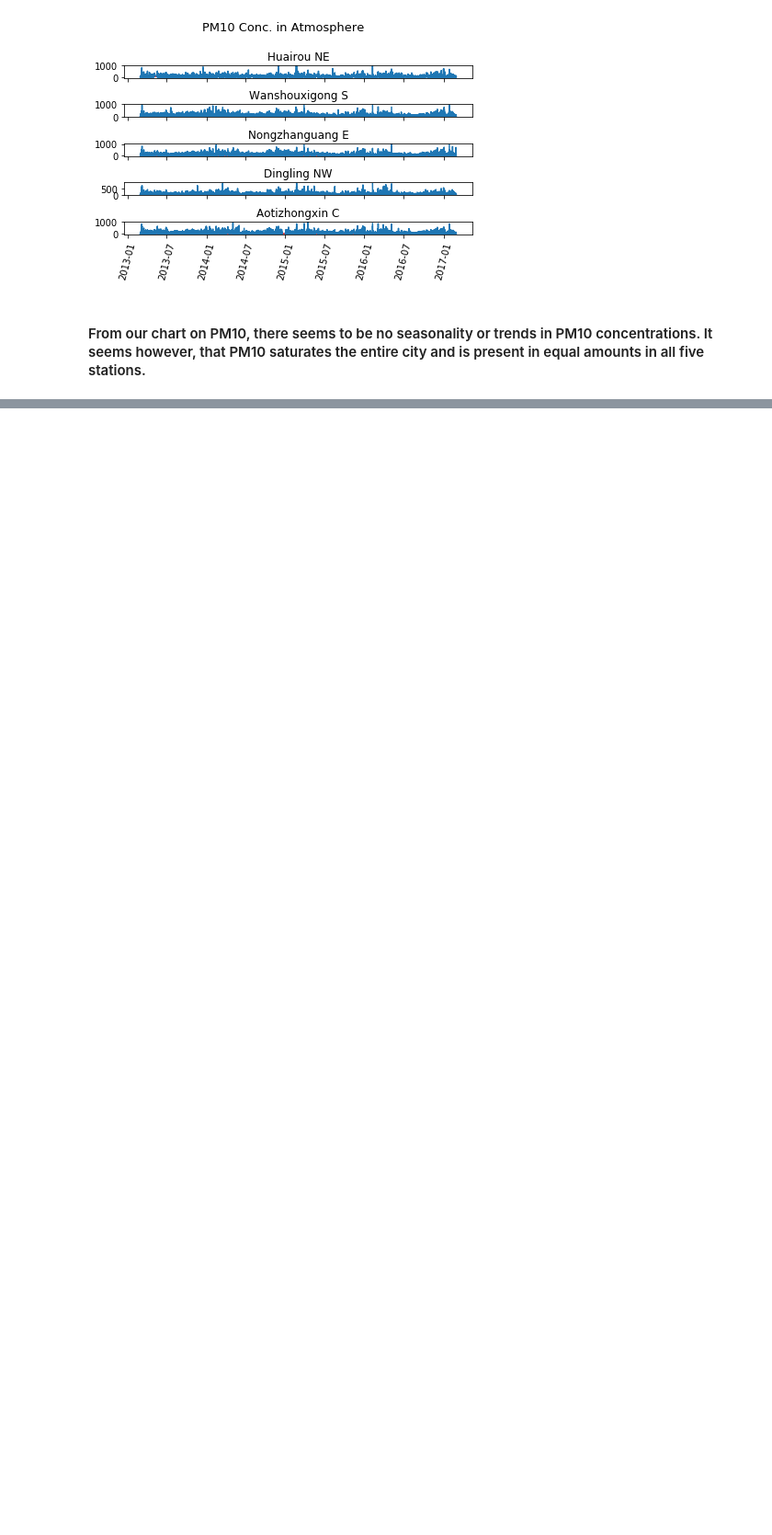
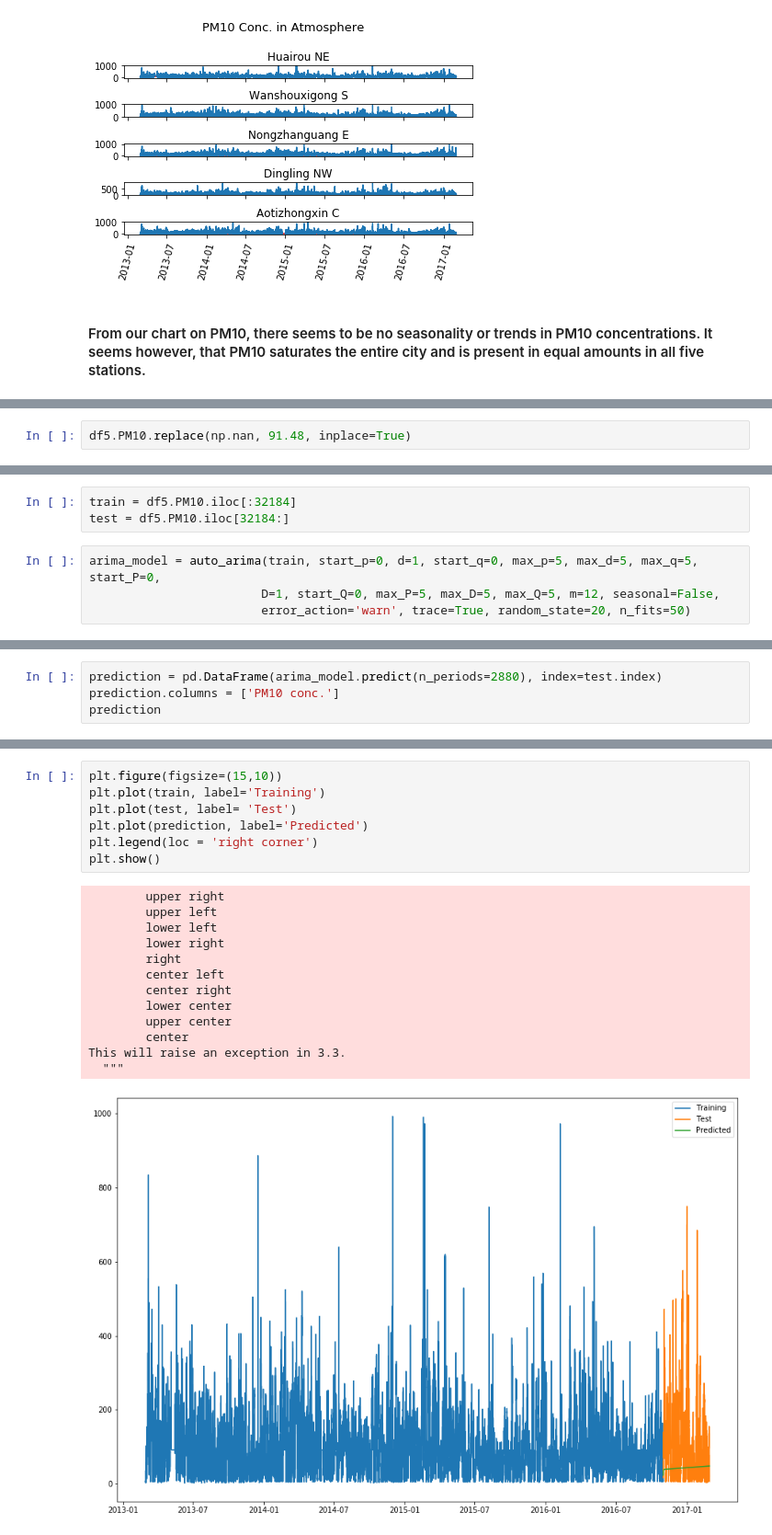
Before and after one commit to halujeff5/Beijing_Air_Quality, a Jupyter notebook: Beijing_Air_Quality.ipynb, the cells around one changed output, grey strips where cells are left out. Shown at 92% size. Cells and saved outputs as stored; diff of their text form; blank space fills up the shorter version.

Commit message:
started ARIMA

```diff
--- a/Beijing_Air_Quality.ipynb
+++ b/Beijing_Air_Quality.ipynb
@@ -428,0 +435,2 @@ plt.show()
+# %%
+df5.PM10.replace(np.nan, 91.48, inplace=True)
@@ -428,0 +442,7 @@ plt.show()
+# %%
+train = df5.PM10.iloc[:32184]
+test = df5.PM10.iloc[32184:]
+# %%
+arima_model = auto_arima(train, start_p=0, d=1, start_q=0, max_p=5, max_d=5, max_q=5, start_P=0,
+                        D=1, start_Q=0, max_P=5, max_D=5, max_Q=5, m=12, seasonal=False,
+                        error_action='warn', trace=True, random_state=20, n_fits=50)
@@ -428,0 +494,4 @@ plt.show()
+# %%
+prediction = pd.DataFrame(arima_model.predict(n_periods=2880), index=test.index)
+prediction.columns = ['PM10 conc.']
+prediction
@@ -428,0 +513,21 @@ plt.show()
+# %%
+plt.figure(figsize=(15,10))
+plt.plot(train, label='Training')
+plt.plot(test, label= 'Test')
+plt.plot(prediction, label='Predicted')
+plt.legend(loc = 'right corner')
+plt.show()
+# %% [output]
+        upper right
+        upper left
+        lower left
+        lower right
+        right
+        center left
+        center right
+        lower center
+        upper center
+        center
+This will raise an exception in 3.3.
+  """
+[figure, added]
```
Also changed, not shown: parts of 14 cells of this notebook.
